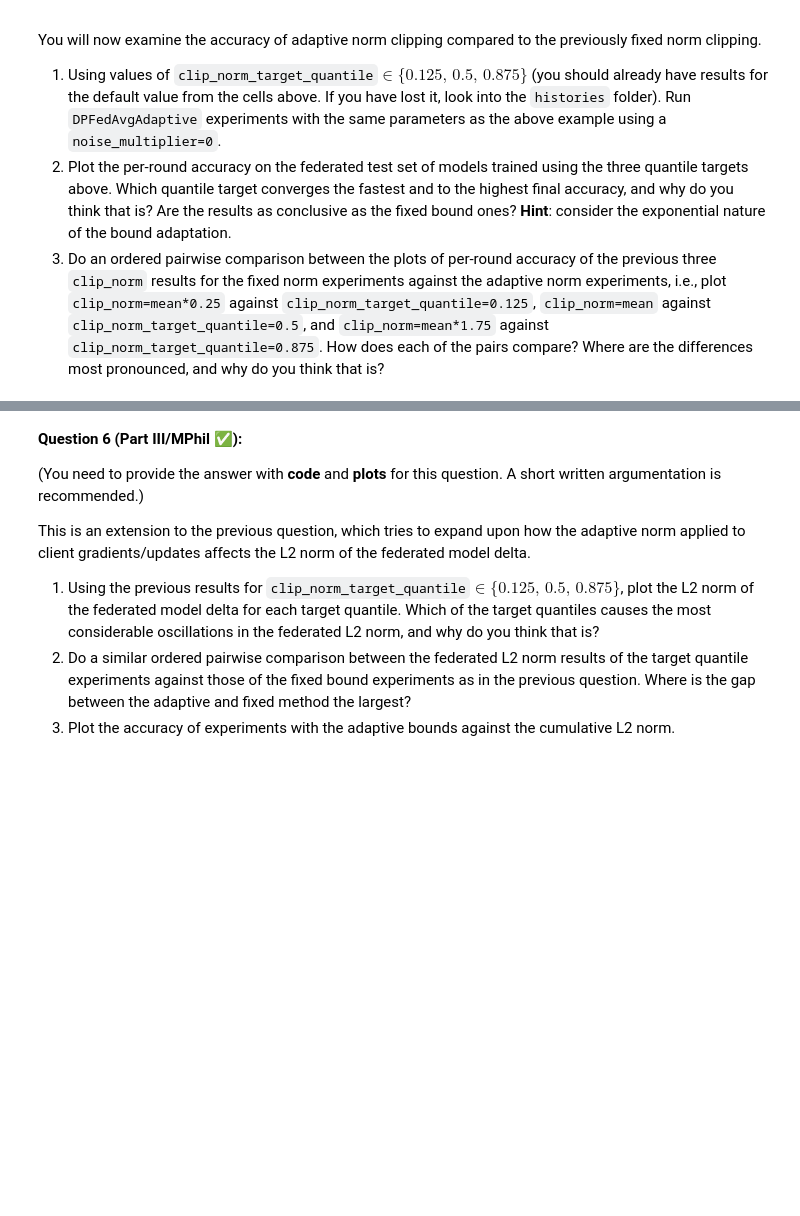
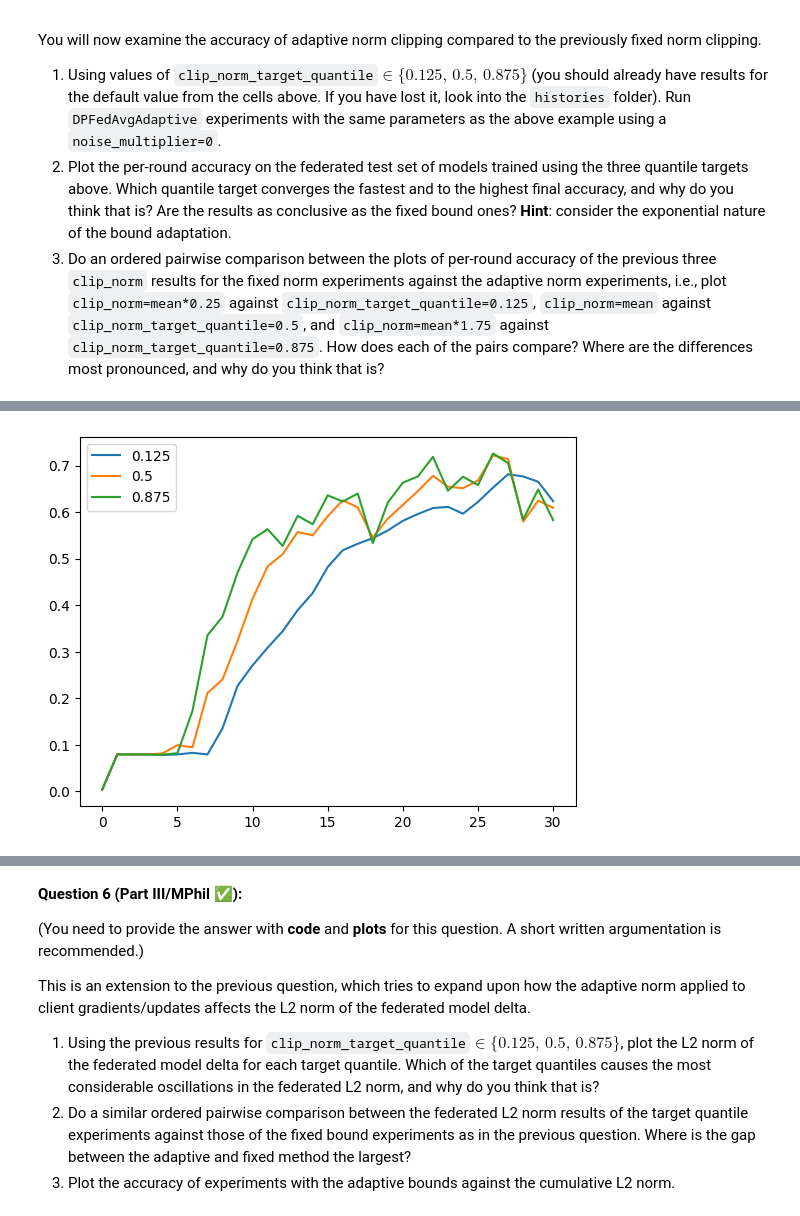
Before and after one commit to satnavpt/L361-Federated-Learning, a Jupyter notebook: L361_Lab_4_Privacy_And_Security_Part_1.ipynb, the cells around one changed output, grey strips where cells are left out. Saved outputs shown, nothing was run; the diff lists cells and outputs as text; code cells hidden in the pictures; blank space fills up the shorter version.

```diff
--- a/L361_Lab_4_Privacy_And_Security_Part_1.ipynb
+++ b/L361_Lab_4_Privacy_And_Security_Part_1.ipynb
@@ -1156,3 +1225,9 @@ You will now examine the accuracy of adaptive norm clipping compared to the prev
 1. Using values of `clip_norm_target_quantile`$\in \{0.125,\, 0.5, \,0.875\}$ (you should already have results for the default value from the cells above. If you have lost it, look into the `histories` folder). Run `DPFedAvgAdaptive` experiments with the same parameters as the above example using a `noise_multiplier=0`.
 2. Plot the per-round accuracy on the federated test set of models trained using the three quantile targets above. Which quantile target converges the fastest and to the highest final accuracy, and why do you think that is? Are the results as conclusive as the fixed bound ones? **Hint**: consider the exponential nature of the bound adaptation.
 3. Do an ordered pairwise comparison between the plots of per-round accuracy of the previous three `clip_norm` results for the fixed norm experiments against the adaptive norm experiments, i.e., plot `clip_norm=mean*0.25` against `clip_norm_target_quantile=0.125`, `clip_norm=mean` against `clip_norm_target_quantile=0.5`, and `clip_norm=mean*1.75` against `clip_norm_target_quantile=0.875`. How does each of the pairs compare? Where are the differences most pronounced, and why do you think that is?
+# %%
+clip_norm_adaptive_experiments = [0.125, 0.5, 0.875]
+clip_norm_adaptive_results = {str(c): None for c in clip_norm_experiments}
+for c in clip_norm_adaptive_experiments:
+  parameters, history = run_DP_adaptive_fl(clip_norm_target_quantile=c, noise_multiplier=0.)
+  clip_norm_adaptive_results[str(c)] = (parameters, history)
@@ -1158,0 +1252,10 @@ You will now examine the accuracy of adaptive norm clipping compared to the prev
+# %%
+for k, v in clip_norm_adaptive_results.items():
+  p,h = v
+  rounds = range(31)
+  accuracies = [a for r, a in h.metrics_centralized["accuracy"]]
+  plt.plot(rounds, accuracies, label=k)
+plt.legend()
+plt.show()
+# %% [output]
+[figure, added]
```
Also changed, not shown: parts of 28 cells of this notebook.
